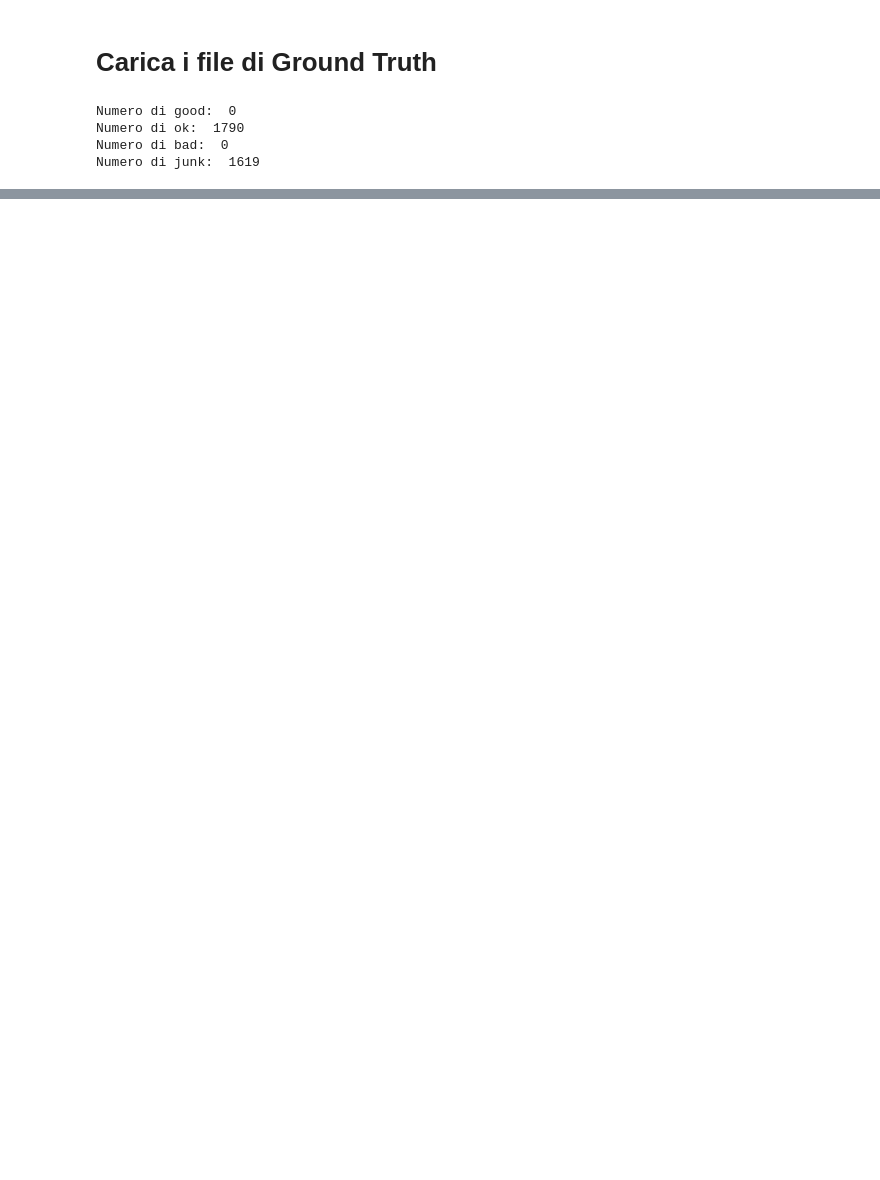
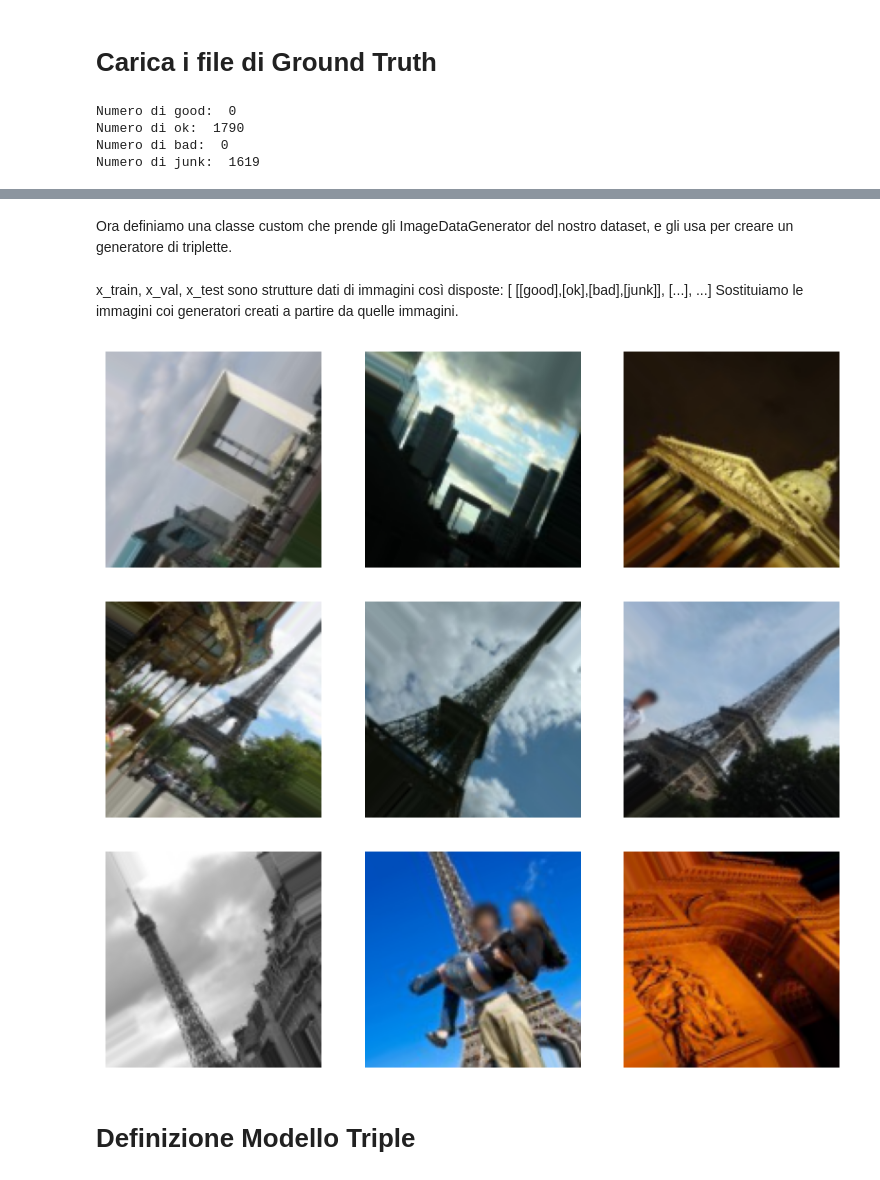
Before and after one commit to MrGreensushi/MachineLearningProject, a Jupyter notebook: Progetto.ipynb, the cells around one changed output, grey strips where cells are left out. Drawn from its saved outputs; the diff is of its cells as text; code cells hidden in the pictures; blank space fills up the shorter version.

```diff
--- a/Progetto.ipynb
+++ b/Progetto.ipynb
@@ -539,0 +296,16 @@ plt_metric(history=history.history, metric="loss", title="Constrastive Loss")
+# %%
+#oggetto ImageDataGenerator, definisce le trasformazioni
+gen_settings = keras.preprocessing.image.ImageDataGenerator(
+    rotation_range=60,
+    shear_range=0.1,
+    zoom_range=0.1,
+    horizontal_flip=False,
+    vertical_flip=False,
+    rescale=None,
+    fill_mode='nearest'
+)
+
+#ImageDataGenerator senza trasformazioni per validation set
+test_val_settings = keras.preprocessing.image.ImageDataGenerator()
+# %% [markdown]
+Ora definiamo una classe custom che prende gli ImageDataGenerator del nostro dataset, e gli usa per creare un generatore di triplette.
@@ -539,0 +341,32 @@ plt_metric(history=history.history, metric="loss", title="Constrastive Loss")
+# %% [markdown]
+x_train, x_val, x_test sono strutture dati di immagini così disposte: [ [[good],[ok],[bad],[junk]],  [...], ...]
+Sostituiamo le immagini coi generatori creati a partire da quelle immagini.
+# %%
+
+#x_train, x_val, x_test prima contenevano array di immagini. Ora contengono generatori separati per classe e qualità
+def transform_dataset(ds, gen_settings):
+    for i in range(len(ds)):
+        for j in [1,3]: #abbiamo solo immagini ok e junk (1 e 3) nel database
+            generatore = gen_settings.flow(x=np.asarray(ds[i][j]), batch_size=1) #batch size 1 per ritornare una sola img
+            ds[i][j] = generatore
+    return ds
+
+x_train = transform_dataset(x_train, gen_settings)
+x_val = transform_dataset(x_val, test_val_settings)
+#x_test = transform_dataset(x_test, test_val_settings)
+# %%
+#Training generator
+custom_gen_train = CustomDataGenerator(x_train)
+generatore_triplete_train = custom_gen_train.next_train()
+
+#Validation generator
+custom_gen_val = CustomDataGenerator(x_val)
+generatore_triplete_val = custom_gen_val.next_train()
+# %%
+stampa_tripletta(next(generatore_triplete_train))
+stampa_tripletta(next(generatore_triplete_train))
+stampa_tripletta(next(generatore_triplete_train))
+# %% [output]
+[figure, added]
+[figure, added]
+[figure, added]
@@ -539,0 +397,2 @@ plt_metric(history=history.history, metric="loss", title="Constrastive Loss")
+# %% [markdown]
+# Definizione Modello Triple
```
Also changed, not shown: parts of 59 cells of this notebook.
